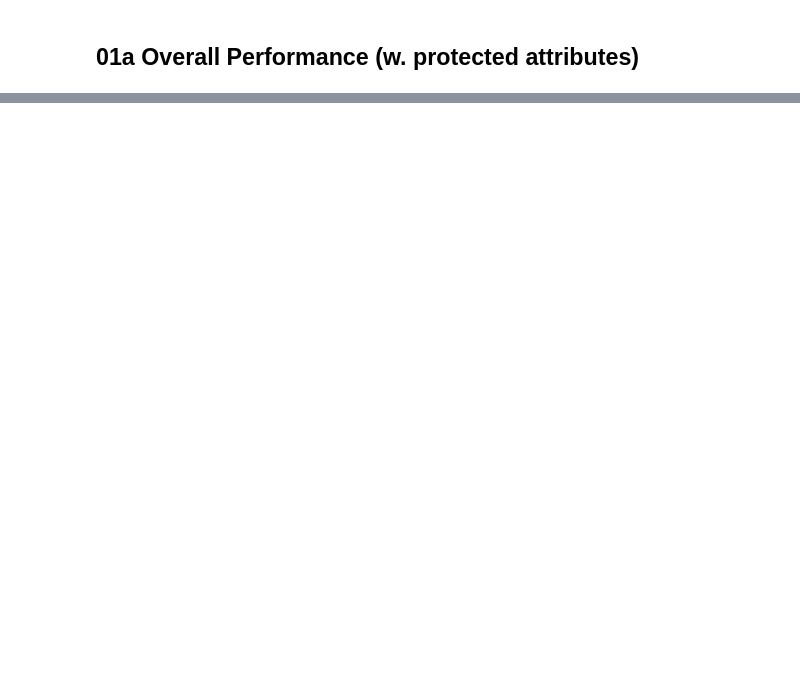
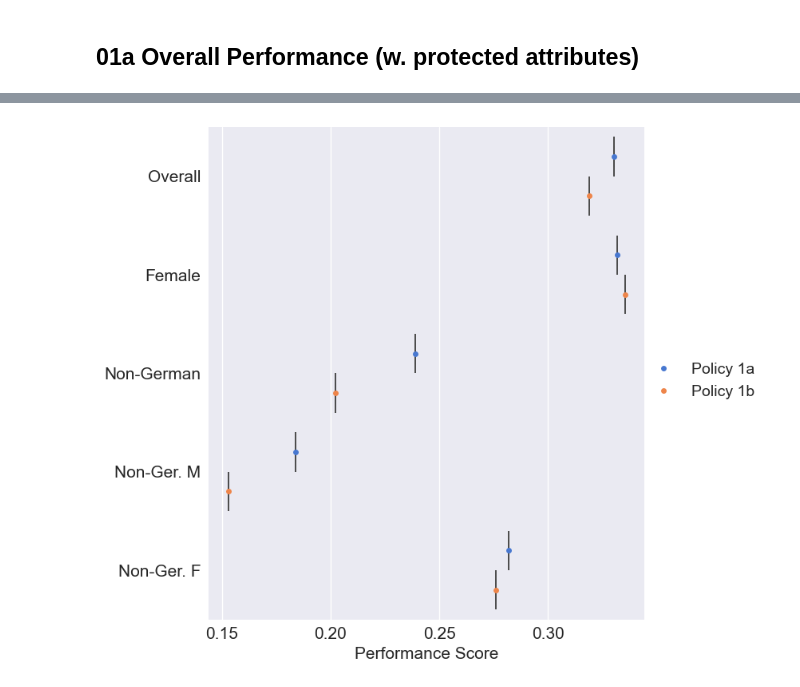
Before and after one commit to jsbroden/CMA_Fairness, a Jupyter notebook: 03a_eval_perf.ipynb, the cells around one changed output, grey strips where cells are left out. Drawn from its saved outputs; the diff is of its cells as text; code cells hidden in the pictures; blank space fills up the shorter version.

```diff
--- a/03a_eval_perf.ipynb
+++ b/03a_eval_perf.ipynb
@@ -33,0 +360,15 @@ prauc_glm1 = auc(rec1, prec1)
+# %%
+fig, ax1 = plt.subplots(figsize = (8.5, 7))
+ax1 = sns.boxplot(x = "value", y = "pop", hue = "Cutoff", dodge = True, data = f1_group_l2, linewidth = 1.25, fliersize = 0)
+ax1.xaxis.set_tick_params(labelsize = 15)
+ax1.yaxis.set_tick_params(labelsize = 15)
+ax2 = sns.stripplot(x = "value", y = "pop", hue = "Cutoff", dodge = True, data = f1_group_l2, palette = "muted")
+ax2.set_xlabel("Performance Score", fontsize = 15)
+ax2.set_ylabel("")
+handles, labels = ax1.get_legend_handles_labels()
+plt.legend(handles[2:4], ['Policy 1a', 'Policy 1b'], bbox_to_anchor = (0.975, 0.55), loc = 2, fontsize = 14)
+plt.setp(ax1.artists, fill = False)
+plt.tight_layout()
+plt.savefig('./output/group_f1', dpi = 300)
+# %% [output]
+[figure, added]
```
Also changed, not shown: parts of 40 cells of this notebook, 10 other files.
